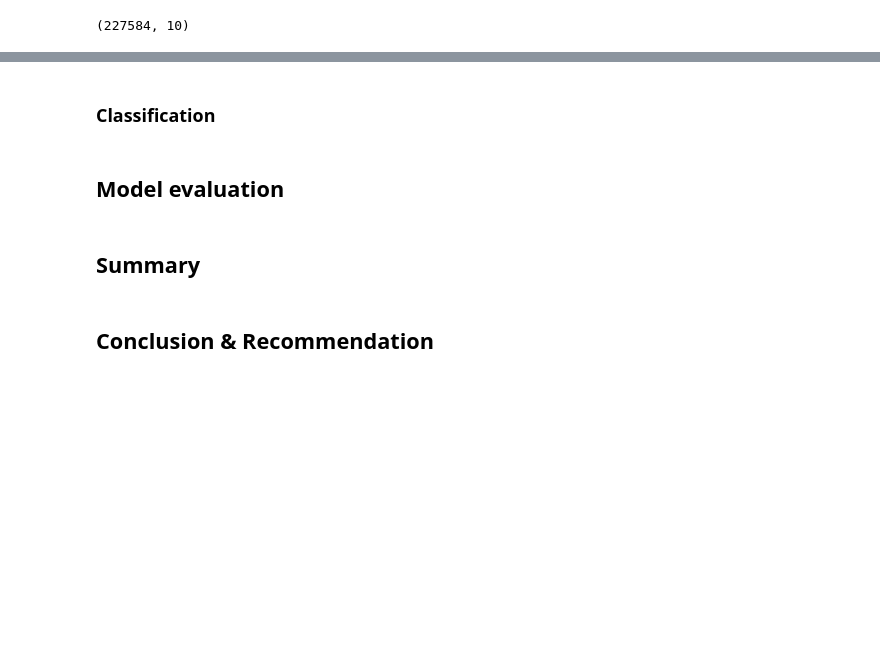
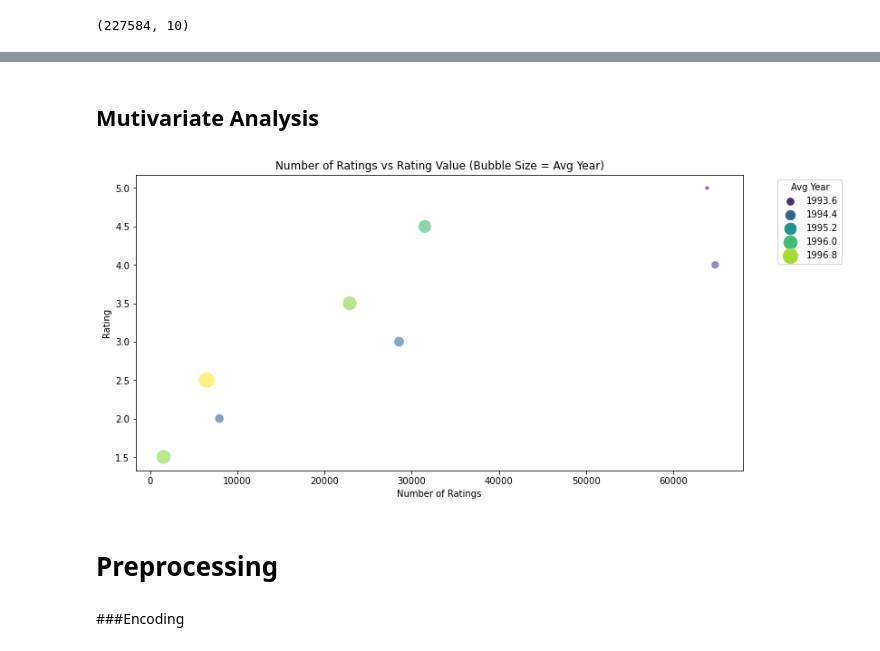
Before and after one commit to MWN-cloud/Phase_4_repository, a Jupyter notebook: MovieLens_Recommendation_system.ipynb, the cells around one changed output, grey strips where cells are left out. Cells and saved outputs as stored; diff of their text form; code cells hidden in the pictures; blank space fills up the shorter version.

Commit message:
Modelling

```diff
--- a/MovieLens_Recommendation_system.ipynb
+++ b/MovieLens_Recommendation_system.ipynb
@@ -478,8 +510,34 @@ Models selected are;
-# %% [markdown]
-### Classification
-# %% [markdown]
-## Model evaluation
-# %% [markdown]
-## Summary
-# %% [markdown]
-## Conclusion  & Recommendation
+# %% [markdown]
+## Mutivariate Analysis
+# %%
+import matplotlib.pyplot as plt
+import seaborn as sns
+import pandas as pd
+
+# Aggregate data: count of ratings, average rating, average year
+rating_summary = df_merge_cleaned.groupby('rating').agg(
+    count=('rating', 'count'),
+    mean_year=('year', 'mean')
+).reset_index()
+
+# Scatterplot using the aggregated data
+plt.figure(figsize=(12, 6))
+sns.scatterplot(
+    data=rating_summary,
+    x='count',            # Number of ratings
+    y='rating',           # The actual rating value (e.g., 4.5, 3.0, etc.)
+    size='mean_year',     # Bubble size: average year of those ratings
+    hue='mean_year',
+    sizes=(20, 300), palette='viridis', alpha=0.6
+)
+plt.title("Number of Ratings vs Rating Value (Bubble Size = Avg Year)")
+plt.xlabel("Number of Ratings")
+plt.ylabel("Rating")
+plt.legend(title='Avg Year', bbox_to_anchor=(1.05, 1), loc='upper left')
+plt.show()
+# %% [output]
+[figure, added]
+# %% [markdown]
+# Preprocessing
+# %% [markdown]
+###Encoding
```
Also changed, not shown: parts of 66 cells of this notebook.
